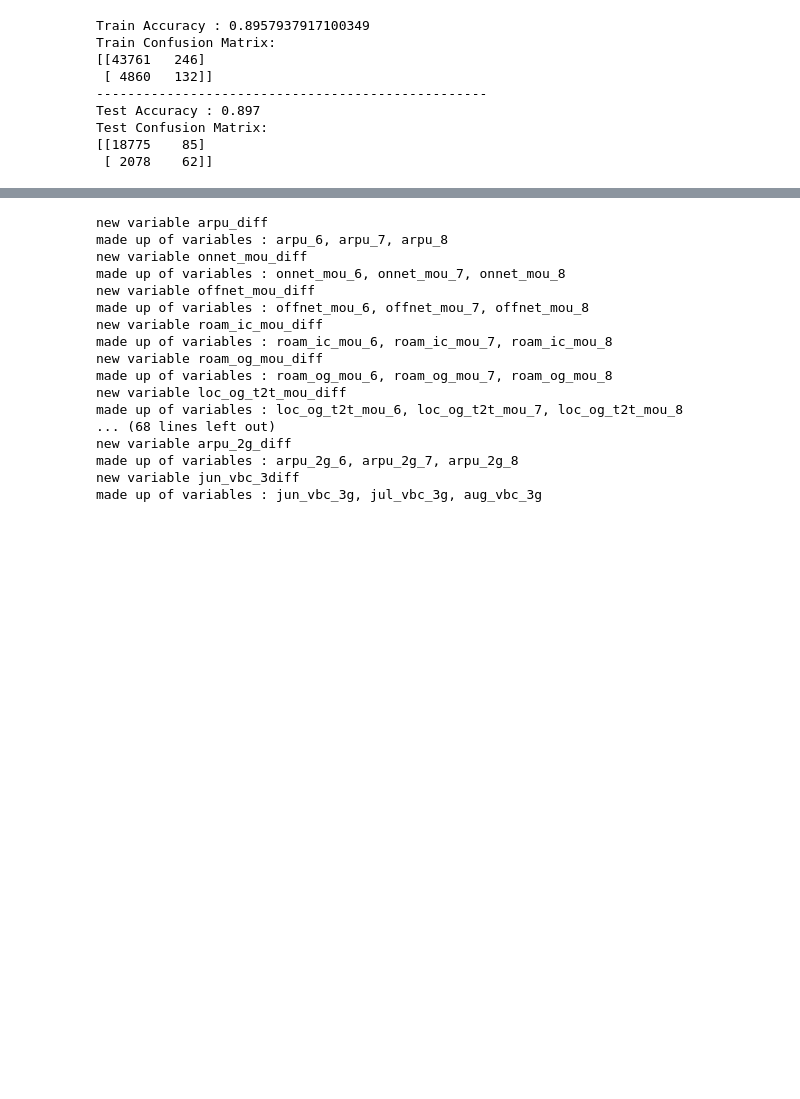
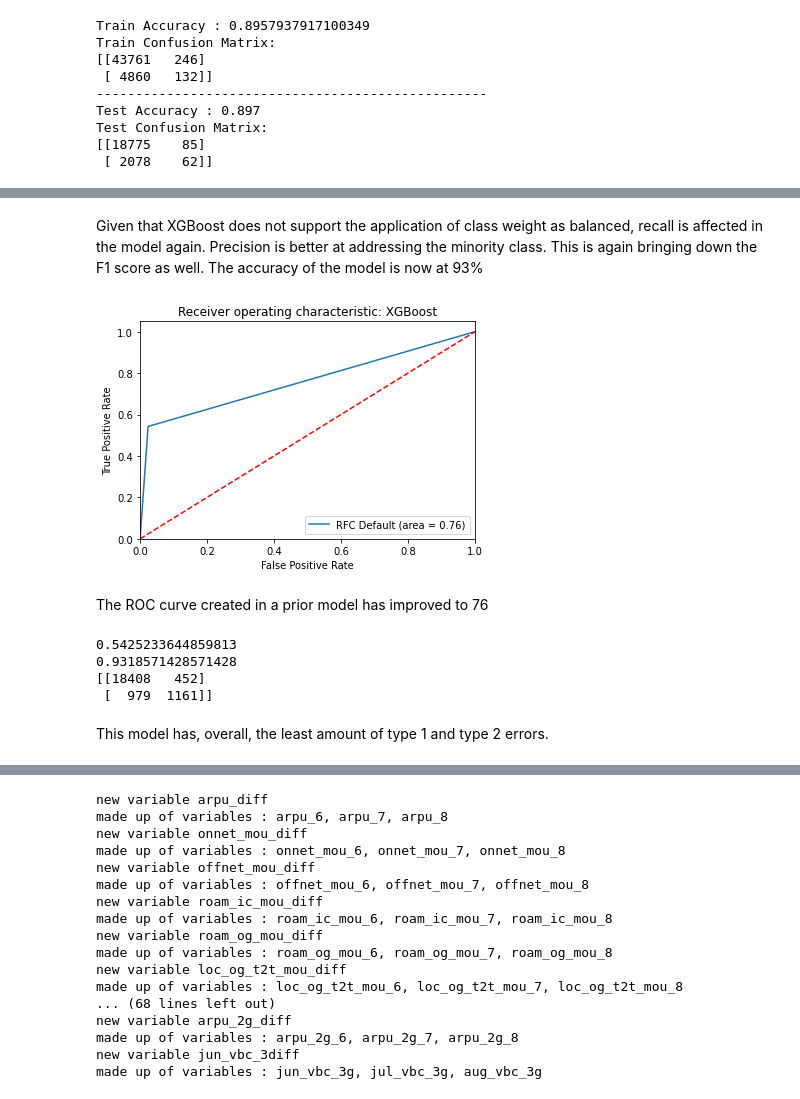
Before and after one commit to bengcheo/telecom_churn, a Jupyter notebook: telecom-churn-case-study.ipynb, the cells around one changed output, grey strips where cells are left out. Saved outputs shown, nothing was run; the diff lists cells and outputs as text; code cells hidden in the pictures; blank space fills up the shorter version.

Commit message:
add comments, XGBoost, ensemble

```diff
--- a/telecom-churn-case-study.ipynb
+++ b/telecom-churn-case-study.ipynb
@@ -503,0 +568,4 @@ rf_df.sort_values(by="Imp", ascending=False)
+# %%
+%%time
+grid_search_rec.fit(X_train,y_train)
+# perform grid search
@@ -606,0 +760,2 @@ The accuracy is now back up to 90%, with the same recall that the logistic regre
+# %%
+xgb = xgb.XGBClassifier( n_jobs = -1,objective = 'binary:logistic')
@@ -606,0 +764,3 @@ The accuracy is now back up to 90%, with the same recall that the logistic regre
+# %%
+# fit xgboost onto the data
+xgb.fit(X_train_lr, y_train)
@@ -606,0 +778,6 @@ The accuracy is now back up to 90%, with the same recall that the logistic regre
+# %%
+# predict on train and test set
+y_train_pred_xgb = xgb.predict(X_train_lr)
+y_test_pred_xgb = xgb.predict(X_test_lr)
+
+print(classification_report(y_test, y_test_pred_xgb))
@@ -606,0 +793,30 @@ The accuracy is now back up to 90%, with the same recall that the logistic regre
+# %% [markdown]
+Given that XGBoost does not support the application of class weight as balanced, recall is affected in the model again. Precision is better at addressing the minority class. This is again bringing down the F1 score as well. The accuracy of the model is now at 93%
+# %%
+xgb_roc_auc = metrics.roc_auc_score(y_test, y_test_pred_xgb)
+fpr, tpr, thresholds = metrics.roc_curve(y_test, y_test_pred_xgb)
+plt.figure()
+plt.plot(fpr, tpr, label='RFC Default (area = %0.2f)' % xgb_roc_auc)
+plt.plot([0, 1], [0, 1],'r--')
+plt.xlim([0.0, 1.0])
+plt.ylim([0.0, 1.05])
+plt.xlabel('False Positive Rate')
+plt.ylabel('True Positive Rate')
+plt.title('Receiver operating characteristic: XGBoost')
+plt.legend(loc="lower right")
+plt.show()
+# %% [output]
+[figure, added]
+# %% [markdown]
+The ROC curve created in a prior model has improved to 76
+# %%
+print(metrics.recall_score(y_test,y_test_pred_xgb))
+print(metrics.accuracy_score(y_test,y_test_pred_xgb))
+print(metrics.confusion_matrix(y_test,y_test_pred_xgb))
+# %% [output]
+0.5425233644859813
+0.9318571428571428
+[[18408   452]
+ [  979  1161]]
+# %% [markdown]
+This model has, overall, the least amount of type 1 and type 2 errors.
```
Also changed, not shown: parts of 94 cells of this notebook.
